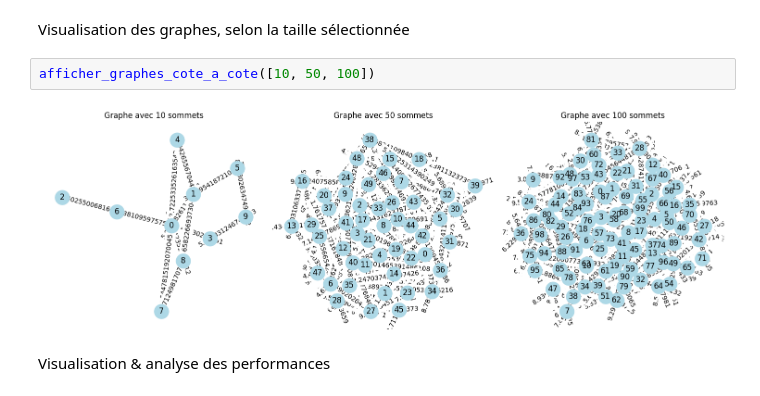
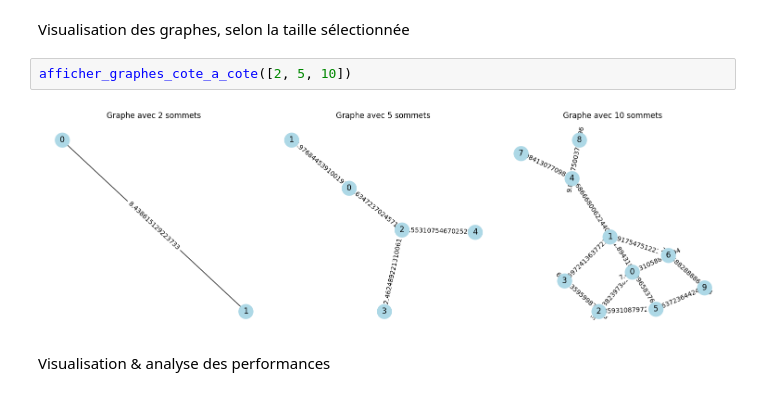
Before and after one commit to gabriel25115CG/GrapheComplexity, a Jupyter notebook: projet_CHALMET_Gabriel.ipynb, the cells around one changed output. Saved outputs shown, nothing was run; the diff lists cells and outputs as text.

```diff
--- a/projet_CHALMET_Gabriel.ipynb
+++ b/projet_CHALMET_Gabriel.ipynb
@@ -120,9 +212,9 @@ Ce fichier permet de quantifier et de visualiser les améliorations de performan
 # %% [markdown]
 Visualisation des graphes, selon la taille sélectionnée
 # %%
-afficher_graphes_cote_a_cote([10, 50, 100])
+afficher_graphes_cote_a_cote([2, 5, 10])
 # %% [output]
-[figure, old version]
+[figure, new version]
 # %% [markdown]
 Visualisation & analyse des performances
 # %%
```
Also changed, not shown: parts of 24 cells of this notebook, 2 other files.
